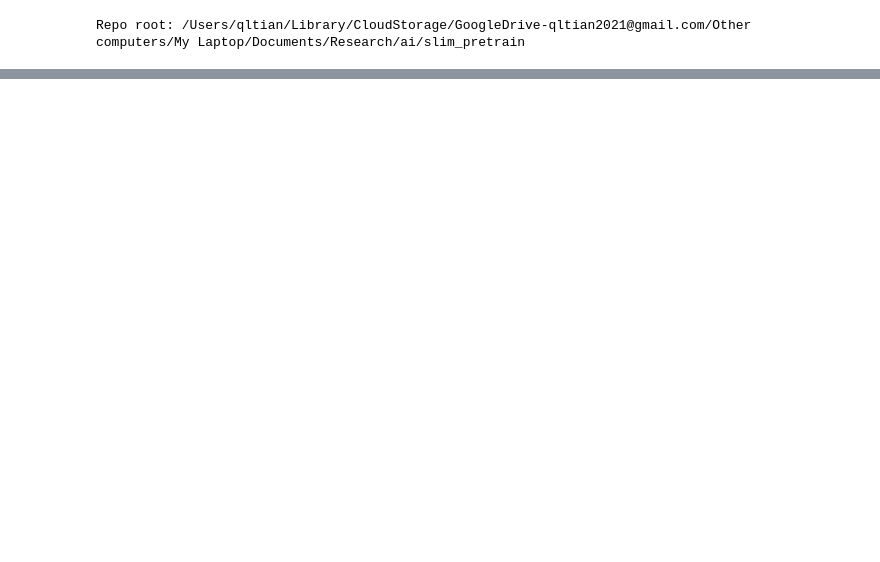
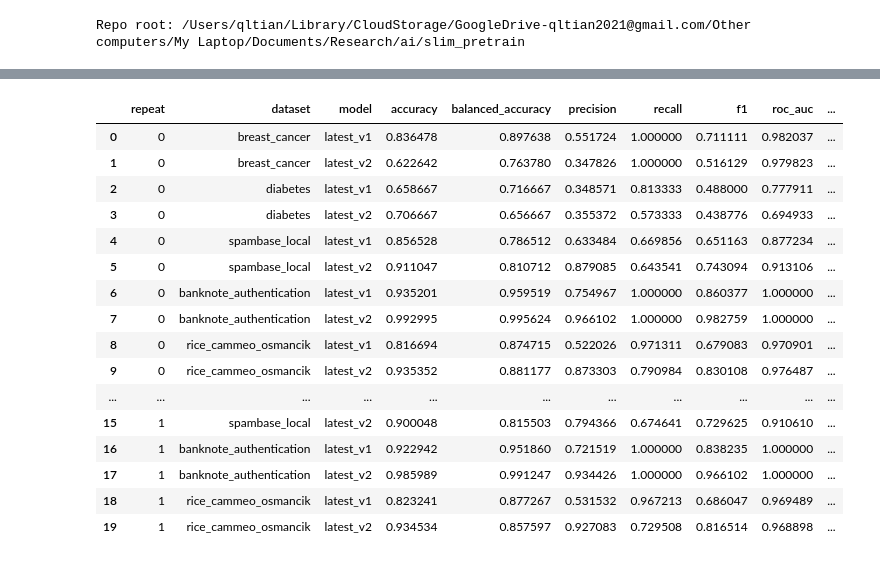
Before and after one commit to qinglong-tian/slim_pretrain, a Jupyter notebook: notebooks/benchmark/pu_classifier_playground.ipynb, the cells around one changed output, grey strips where cells are left out. Saved outputs shown, nothing was run; the diff lists cells and outputs as text; code cells hidden in the pictures; blank space fills up the shorter version.

```diff
--- a/notebooks/benchmark/pu_classifier_playground.ipynb
+++ b/notebooks/benchmark/pu_classifier_playground.ipynb
@@ -569,9 +55,0 @@ Mean metrics by checkpoint:
-# %%
-if failed:
-    failed_df = pd.DataFrame([
-        {"source": f['spec'].get('source', 'unknown'), "dataset": f['spec'].get('name', 'unknown'), "error": f['error']}
-        for f in failed
-    ])
-    display(failed_df)
-else:
-    print('No skipped/failed datasets.')
@@ -588,0 +553,70 @@ No skipped/failed datasets.
+# %%
+repeat_rows: List[Dict[str, object]] = []
+
+for repeat_idx in range(NUM_REPEATS):
+    print(f'Running repeat {repeat_idx + 1}/{NUM_REPEATS} ...')
+    for dataset_idx, ds in enumerate(loaded_datasets):
+        ds_name = str(ds['name'])
+        inlier_class = int(INLIER_CLASS_BY_DATASET.get(ds_name, DEFAULT_INLIER_CLASS))
+        split_seed = BASE_SEED + repeat_idx * 1000 + dataset_idx
+
+        pu = build_pu_data(
+            X=ds['X'],
+            y=ds['y'],
+            inlier_class=inlier_class,
+            labeled_positive_fraction=labeled_positive_fraction,
+            unlabeled_outlier_fraction=UNLABELED_OUTLIER_FRACTION,
+            seed=split_seed,
+        )
+
+        for model_name, clf in models.items():
+            metrics = evaluate_on_pu(
+                clf=clf,
+                X_labeled_pos=pu['X_labeled_pos'],
+                X_unlabeled=pu['X_unlabeled'],
+                y_unlabeled_true=pu['y_unlabeled_true'],
+                threshold=THRESHOLD,
+                use_standard_scaler=USE_STANDARD_SCALER,
+            )
+
+            repeat_rows.append(
+                {
+                    'repeat': int(repeat_idx),
+                    'split_seed': int(split_seed),
+                    'dataset': ds_name,
+                    'source': ds['source'],
+                    'model': model_name,
+                    'inlier_class': int(inlier_class),
+                    'inlier_raw_label': str(ds['inverse_label_mapping'].get(inlier_class, 'unknown')),
+                    'outlier_raw_label': str(ds['inverse_label_mapping'].get(1 - inlier_class, 'unknown')),
+                    'n_rows': int(ds['n_rows']),
+                    'n_features': int(ds['n_features']),
+                    'n_labeled_pos': int(pu['n_labeled_pos']),
+                    'n_unlabeled_pos': int(pu['n_unlabeled_pos']),
+                    'n_unlabeled_out': int(pu['n_unlabeled_out']),
+                    'n_unlabeled_total': int(pu['n_unlabeled_total']),
+                    'requested_unlabeled_outlier_fraction': float(pu['requested_unlabeled_outlier_fraction']),
+                    'actual_unlabeled_outlier_fraction': float(pu['actual_unlabeled_outlier_fraction']),
+                    **metrics,
+                }
+            )
+
+repeat_results_df = pd.DataFrame(repeat_rows)
+if repeat_results_df.empty:
+    raise RuntimeError('No repeat results were produced.')
+
+print('\nPer-repeat snapshot (first 20 rows): identifiers + composition')
+repeat_view_cols = [
+    'repeat', 'dataset', 'model', 'inlier_raw_label', 'outlier_raw_label',
+    'n_labeled_pos', 'n_unlabeled_pos', 'n_unlabeled_out', 'n_unlabeled_total',
+    'actual_unlabeled_outlier_fraction',
+]
+display(repeat_results_df[repeat_view_cols].head(20))
+
+print('Per-repeat snapshot (first 20 rows): metrics')
+repeat_metric_cols = [
+    'repeat', 'dataset', 'model',
+    'accuracy', 'balanced_accuracy', 'precision', 'recall', 'f1', 'roc_auc', 'average_precision',
+]
+display(repeat_results_df[repeat_metric_cols].head(20))
+# %% [output]
@@ -588,0 +653,17 @@ No skipped/failed datasets.
+|  | repeat | dataset | model | accuracy | balanced_accuracy | precision | recall | f1 | roc_auc | ... |
+| 0 | 0 | breast_cancer | latest_v1 | 0.836478 | 0.897638 | 0.551724 | 1.000000 | 0.711111 | 0.982037 | ... |
+| 1 | 0 | breast_cancer | latest_v2 | 0.622642 | 0.763780 | 0.347826 | 1.000000 | 0.516129 | 0.979823 | ... |
+| 2 | 0 | diabetes | latest_v1 | 0.658667 | 0.716667 | 0.348571 | 0.813333 | 0.488000 | 0.777911 | ... |
+| 3 | 0 | diabetes | latest_v2 | 0.706667 | 0.656667 | 0.355372 | 0.573333 | 0.438776 | 0.694933 | ... |
+| 4 | 0 | spambase_local | latest_v1 | 0.856528 | 0.786512 | 0.633484 | 0.669856 | 0.651163 | 0.877234 | ... |
+| 5 | 0 | spambase_local | latest_v2 | 0.911047 | 0.810712 | 0.879085 | 0.643541 | 0.743094 | 0.913106 | ... |
+| 6 | 0 | banknote_authentication | latest_v1 | 0.935201 | 0.959519 | 0.754967 | 1.000000 | 0.860377 | 1.000000 | ... |
+| 7 | 0 | banknote_authentication | latest_v2 | 0.992995 | 0.995624 | 0.966102 | 1.000000 | 0.982759 | 1.000000 | ... |
+| 8 | 0 | rice_cammeo_osmancik | latest_v1 | 0.816694 | 0.874715 | 0.522026 | 0.971311 | 0.679083 | 0.970901 | ... |
+| 9 | 0 | rice_cammeo_osmancik | latest_v2 | 0.935352 | 0.881177 | 0.873303 | 0.790984 | 0.830108 | 0.976487 | ... |
+| ... | ... | ... | ... | ... | ... | ... | ... | ... | ... | ... |
+| 15 | 1 | spambase_local | latest_v2 | 0.900048 | 0.815503 | 0.794366 | 0.674641 | 0.729625 | 0.910610 | ... |
+| 16 | 1 | banknote_authentication | latest_v1 | 0.922942 | 0.951860 | 0.721519 | 1.000000 | 0.838235 | 1.000000 | ... |
+| 17 | 1 | banknote_authentication | latest_v2 | 0.985989 | 0.991247 | 0.934426 | 1.000000 | 0.966102 | 1.000000 | ... |
+| 18 | 1 | rice_cammeo_osmancik | latest_v1 | 0.823241 | 0.877267 | 0.531532 | 0.967213 | 0.686047 | 0.969489 | ... |
+| 19 | 1 | rice_cammeo_osmancik | latest_v2 | 0.934534 | 0.857597 | 0.927083 | 0.729508 | 0.816514 | 0.968898 | ... |
```
Also changed, not shown: parts of 23 cells of this notebook, 11 other files.
